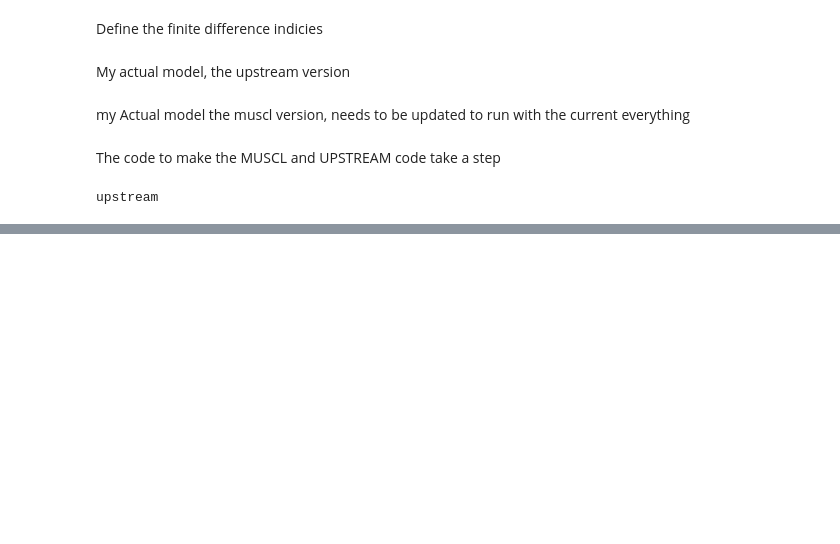
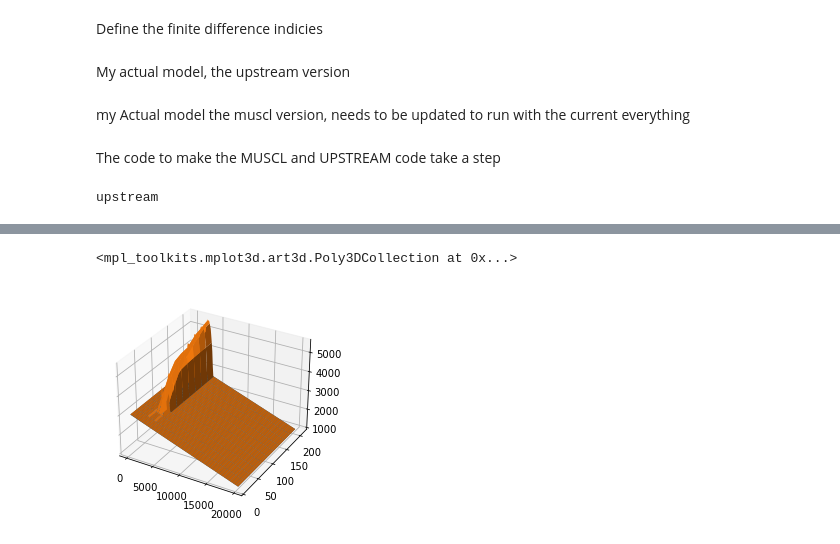
Before and after one commit to Janinehay/Glacier_flow, a Jupyter notebook: just_testsJanine.ipynb, the cells around one changed output, grey strips where cells are left out. Cells and saved outputs as stored; diff of their text form; code cells hidden in the pictures; blank space fills up the shorter version.

```diff
--- a/just_testsJanine.ipynb
+++ b/just_testsJanine.ipynb
@@ -739,12 +746,8 @@ The code to make the MUSCL and UPSTREAM code take a step
 def step(S,B,m_dot,dt,t, method, Nx):
     """Advance one step."""
 
-    if bed_shape== "branching":
-        if (method=="MUSCL"): div_q, dt_cfl = diffusion_MUSCL(S,B)
-        if (method=="upstream"): div_q, dt_cfl, Skl = diffusion_upstream(S,B, Nx, Ny)
-    else:
-        if (method=="MUSCL"): div_q, dt_cfl = diffusion_MUSCL(S,B)
-        if (method=="upstream"): div_q, dt_cfl, Skl = diffusion_upstream(S,B, Nx, Ny)
+    if (method=="MUSCL"): div_q, dt_cfl, Skl = diffusion_MUSCL(S,B, Nx, Ny)
+    if (method=="upstream"): div_q, dt_cfl, Skl = diffusion_upstream(S,B, Nx, Ny)
 
     deltat = min(dt_cfl,dt)
     if deltat > max_dt: deltat = max_dt
@@ -904,0 +952,9 @@ plt.savefig(mbname[0:7]+ bed_shape +".png", bbox_inches='tight')
+# %%
+#plot whole glacier
+By,Bx= np.meshgrid(y,x, indexing = 'ij') #2D array of bed size/shape
+ax = plt.axes(projection='3d')
+ax.plot_surface(Bx, By, B, linewidths=1.0)
+ax.plot_surface(Bx , By, S, linewidths = 1.0)
+# %% [output]
+<mpl_toolkits.mplot3d.art3d.Poly3DCollection at 0x...>
+[figure, added]
```
Also changed, not shown: parts of 12 cells of this notebook, 7 other files.
